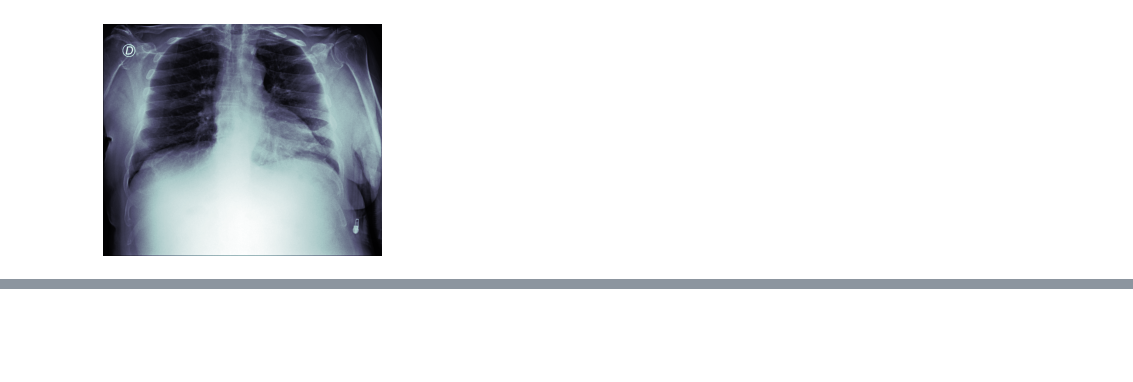
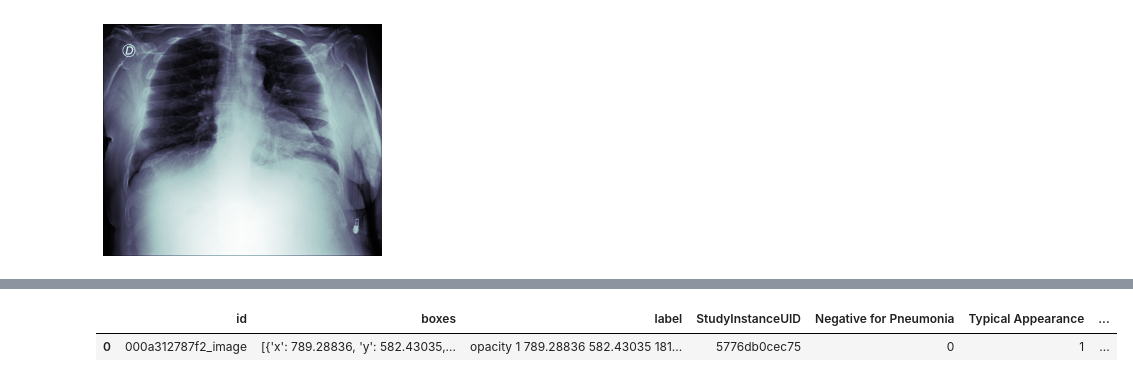
Before and after one commit to rajatpaliwal/SIIM-FISABIO-RSNA-COVID-19-Detection, a Jupyter notebook: Covid_19_detection_EDA.ipynb, the cells around one changed output, grey strips where cells are left out. Drawn from its saved outputs; the diff is of its cells as text; code cells hidden in the pictures; blank space fills up the shorter version.

```diff
--- a/Covid_19_detection_EDA.ipynb
+++ b/Covid_19_detection_EDA.ipynb
@@ -76,0 +221,6 @@ train_sample.show()
+# %%
+merged = pd.merge(train_image_level, train_study_level , on ='StudyInstanceUID')
+merged[:1]
+# %% [output]
+|  | id | boxes | label | StudyInstanceUID | Negative for Pneumonia | Typical Appearance | ... |
+| 0 | 000a312787f2_image | [{'x': 789.28836, 'y': 582.43035,... | opacity 1 789.28836 582.43035 181... | 5776db0cec75 | 0 | 1 | ... |
```
Also changed, not shown: parts of 28 cells of this notebook.
